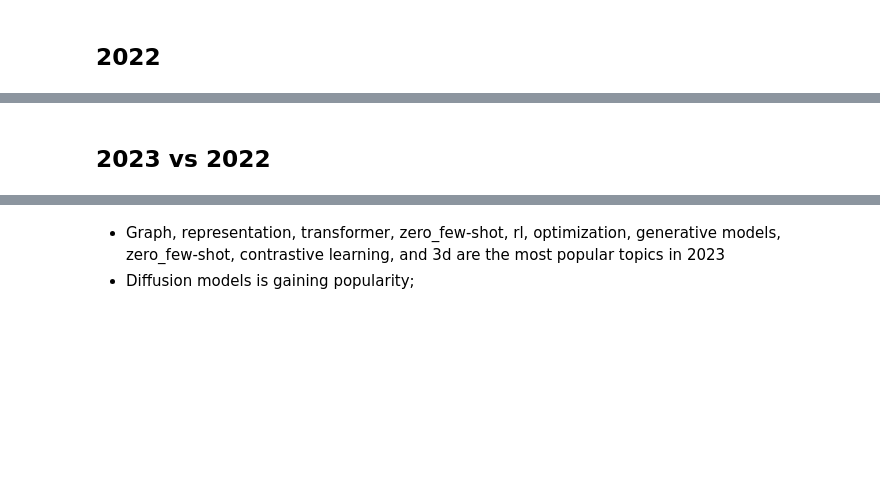
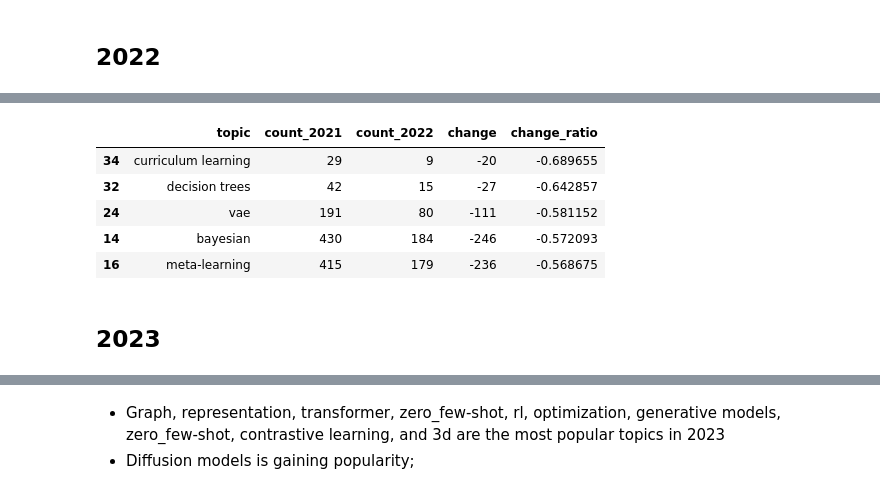
Before and after one commit to charlesxu90/AI-trends, a Jupyter notebook: 1.assign_topics.ipynb, the cells around one changed output, grey strips where cells are left out. Drawn from its saved outputs; the diff is of its cells as text; code cells hidden in the pictures; blank space fills up the shorter version.

```diff
--- a/1.assign_topics.ipynb
+++ b/1.assign_topics.ipynb
@@ -212,2 +237,11 @@ Data not clear, potentially due to ICLR contains all submitted papers, rather th
+# %%
+df_2021_2022_topics.sort_values(by='change_ratio', ascending=True).head(5)
+# %% [output]
+|  | topic | count_2021 | count_2022 | change | change_ratio |
+| 34 | curriculum learning | 29 | 9 | -20 | -0.689655 |
+| 32 | decision trees | 42 | 15 | -27 | -0.642857 |
+| 24 | vae | 191 | 80 | -111 | -0.581152 |
+| 14 | bayesian | 430 | 184 | -246 | -0.572093 |
+| 16 | meta-learning | 415 | 179 | -236 | -0.568675 |
 # %% [markdown]
-## 2023 vs 2022
+## 2023
```
Also changed, not shown: parts of 22 cells of this notebook, 1 other file.
